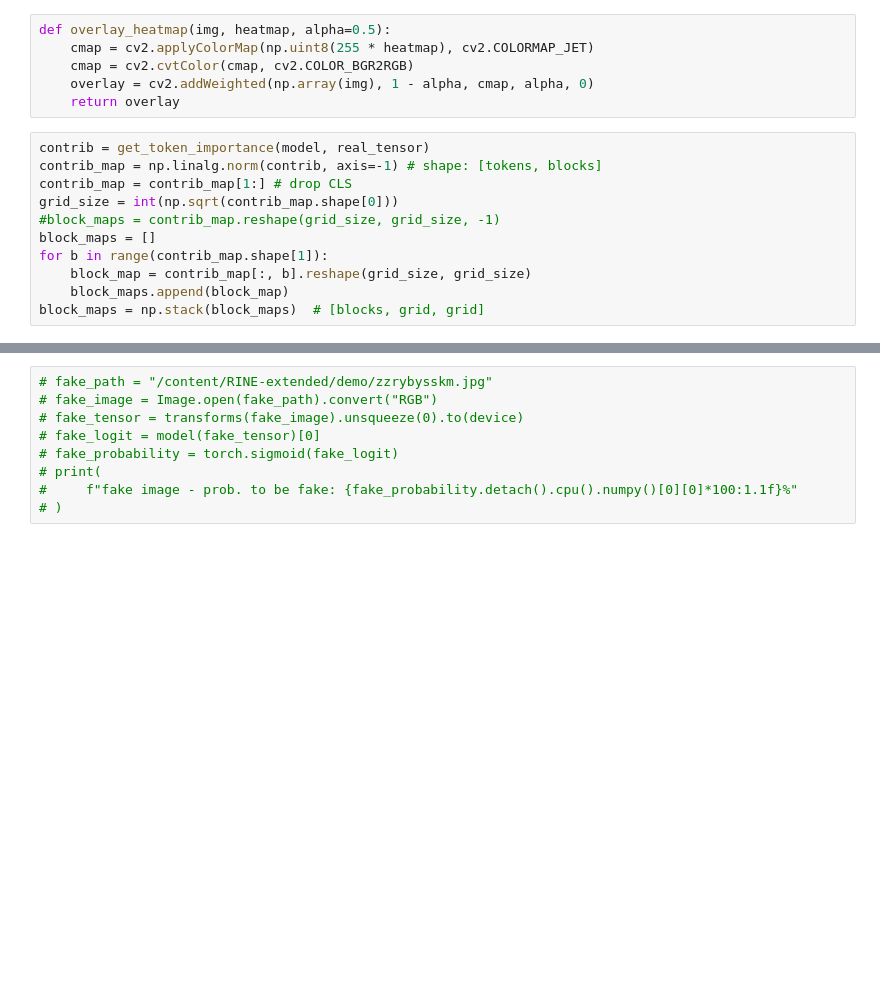
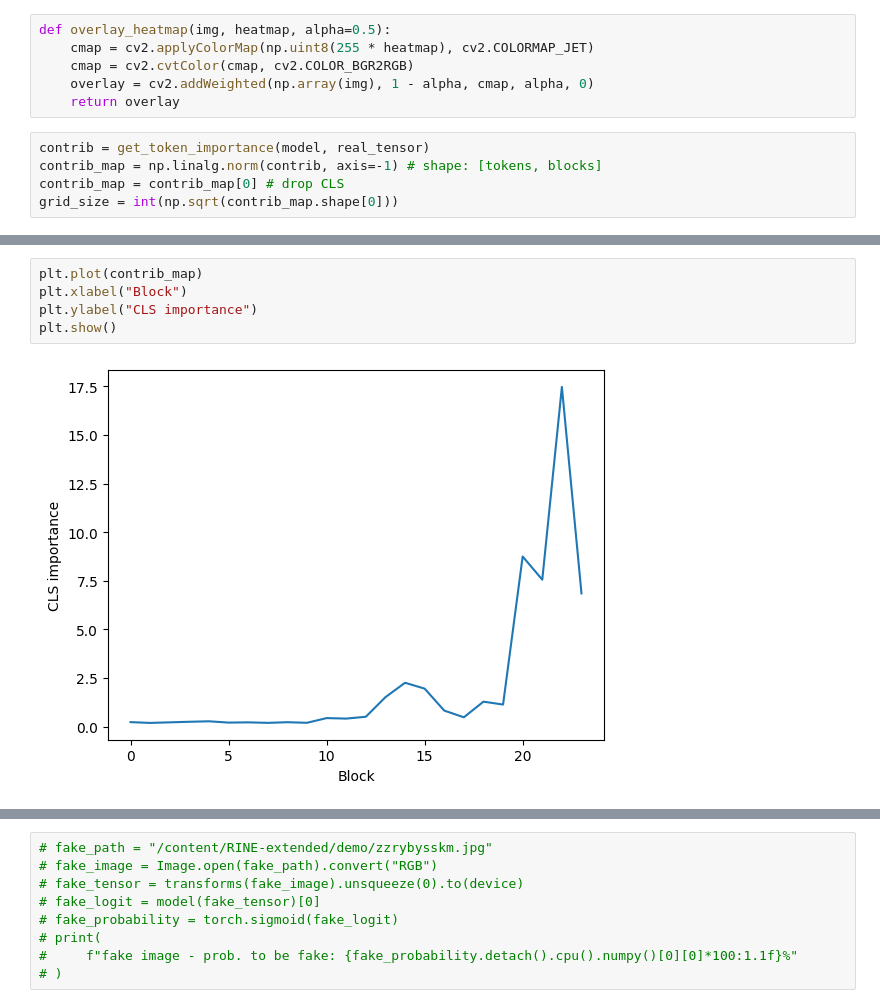
Before and after one commit to MarkBridge11/RINE-extended, a Jupyter notebook: single_inference.ipynb, the cells around one changed output, grey strips where cells are left out. Cells and saved outputs as stored; diff of their text form; blank space fills up the shorter version.

```diff
--- a/single_inference.ipynb
+++ b/single_inference.ipynb
@@ -86,11 +112,5 @@ def overlay_heatmap(img, heatmap, alpha=0.5):
 # %%
 contrib = get_token_importance(model, real_tensor)
 contrib_map = np.linalg.norm(contrib, axis=-1) # shape: [tokens, blocks]
-contrib_map = contrib_map[1:] # drop CLS
+contrib_map = contrib_map[0] # drop CLS
 grid_size = int(np.sqrt(contrib_map.shape[0]))
-#block_maps = contrib_map.reshape(grid_size, grid_size, -1)
-block_maps = []
-for b in range(contrib_map.shape[1]):
-    block_map = contrib_map[:, b].reshape(grid_size, grid_size)
-    block_maps.append(block_map)
-block_maps = np.stack(block_maps)  # [blocks, grid, grid]
@@ -97,3 +126,10 @@ block_maps = np.stack(block_maps)  # [blocks, grid, grid]
+# %%
+plt.plot(contrib_map)
+plt.xlabel("Block")
+plt.ylabel("CLS importance")
+plt.show()
+# %% [output]
+[figure, added]
 # %%
 heatmap = map_to_image(block_maps[:,:,0], real_image.size)
 overlay = overlay_heatmap(real_image, heatmap, alpha=0.5)
```
Also changed, not shown: parts of 5 cells of this notebook.
